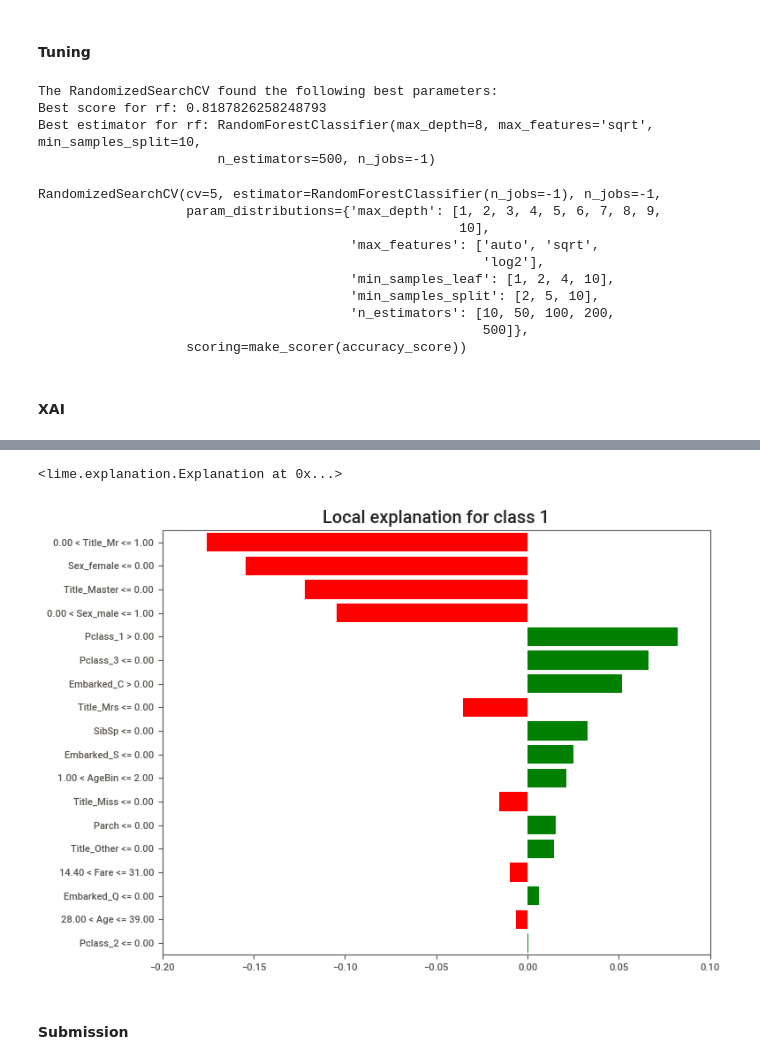
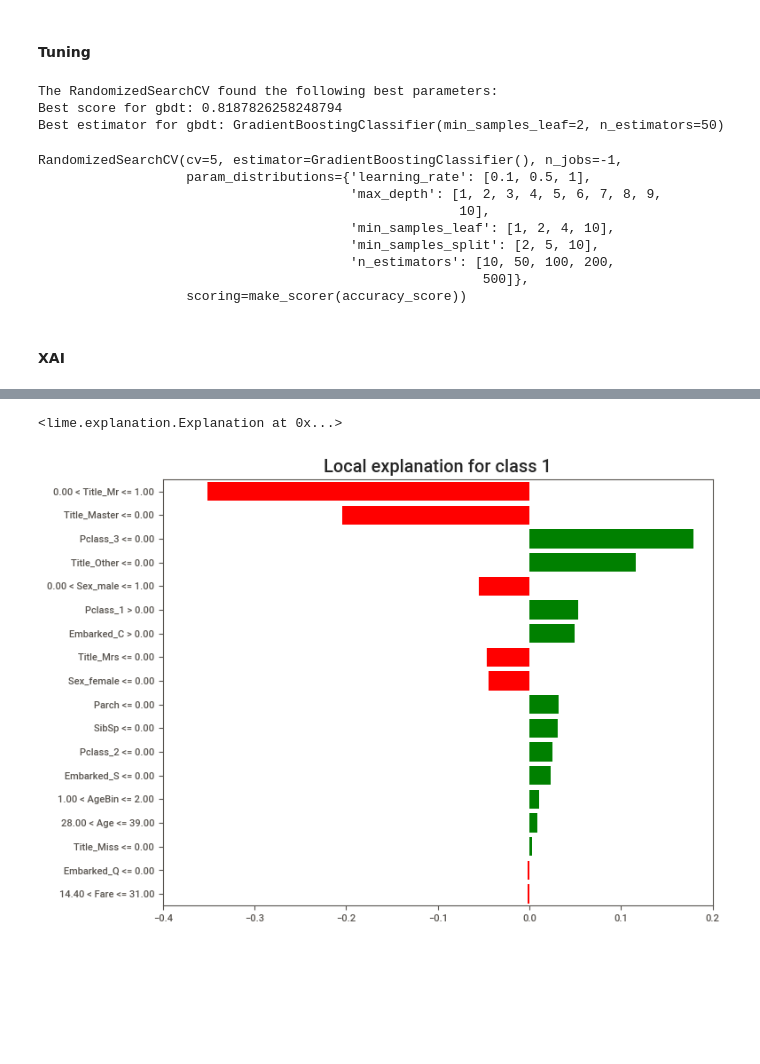
Before and after one commit to sg-tarek/BASATA, a Jupyter notebook: Examples/titanic.ipynb, the cells around one changed output, grey strips where cells are left out. Saved outputs shown, nothing was run; the diff lists cells and outputs as text; code cells hidden in the pictures; blank space fills up the shorter version.

```diff
--- a/Examples/titanic.ipynb
+++ b/Examples/titanic.ipynb
@@ -248,22 +293,20 @@ Learning rate set to 0.008911
 # %% [markdown]
 #### Tuning
 # %%
-mlp_final = tuning(X_train, y_train, model='rf', GridSearch=False)
+final_model = tuning(X_train, y_train, model='gbdt', GridSearch=False)
 # %% [output]
 The RandomizedSearchCV found the following best parameters:
-Best score for rf: 0.8187826258248793
-Best estimator for rf: RandomForestClassifier(max_depth=8, max_features='sqrt', min_samples_split=10,
-                       n_estimators=500, n_jobs=-1)
+Best score for gbdt: 0.8187826258248794
+Best estimator for gbdt: GradientBoostingClassifier(min_samples_leaf=2, n_estimators=50)
 # %%
 X = preprocess(X)
 
-mlp_final.fit(X, y)
+final_model.fit(X, y)
 # %% [output]
-RandomizedSearchCV(cv=5, estimator=RandomForestClassifier(n_jobs=-1), n_jobs=-1,
-                   param_distributions={'max_depth': [1, 2, 3, 4, 5, 6, 7, 8, 9,
+RandomizedSearchCV(cv=5, estimator=GradientBoostingClassifier(), n_jobs=-1,
+                   param_distributions={'learning_rate': [0.1, 0.5, 1],
+                                        'max_depth': [1, 2, 3, 4, 5, 6, 7, 8, 9,
                                                       10],
-                                        'max_features': ['auto', 'sqrt',
-                                                         'log2'],
                                         'min_samples_leaf': [1, 2, 4, 10],
                                         'min_samples_split': [2, 5, 10],
                                         'n_estimators': [10, 50, 100, 200,
@@ -272,10 +315,8 @@ RandomizedSearchCV(cv=5, estimator=RandomForestClassifier(n_jobs=-1), n_jobs=-1,
 # %% [markdown]
 #### XAI
 # %%
-xai(X_train, X_test, model=mlp_final)
+xai(X_train, X_test, model=final_model)
 # %% [output]
 [interactive output not drawn]
 <lime.explanation.Explanation at 0x...>
-[figure, old version]
+[figure, new version]
-# %% [markdown]
-#### Submission
```
Also changed, not shown: parts of 9 cells of this notebook.
